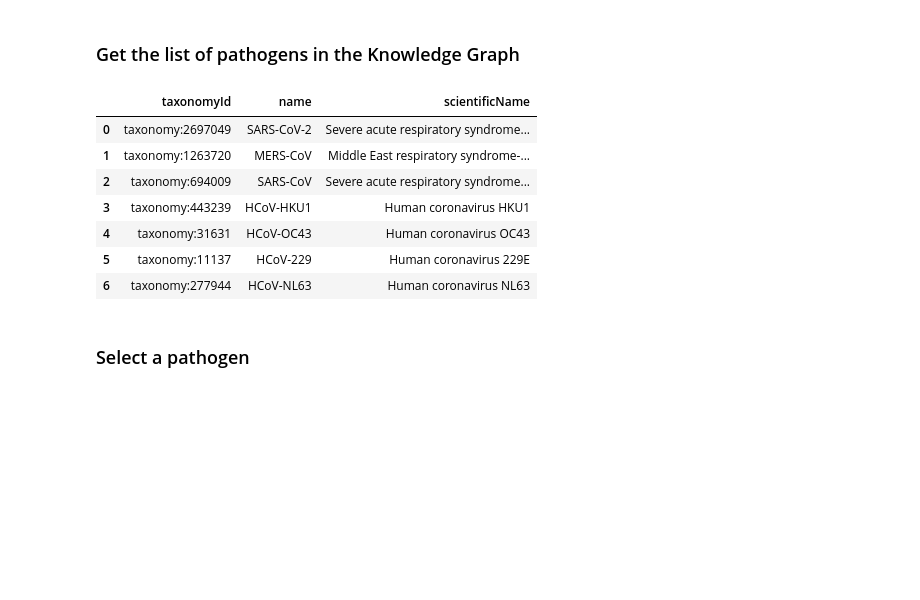
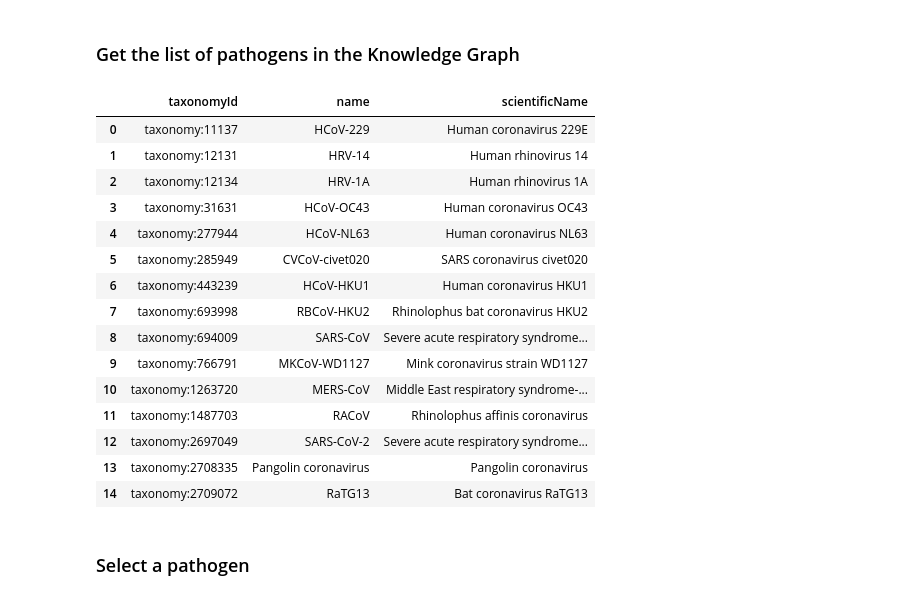
Before and after one commit to covid-19-net/covid-19-community, a Jupyter notebook: notebooks/analyses/Coronavirus3DStructures.ipynb, the cells around one changed output. Saved outputs shown, nothing was run; the diff lists cells and outputs as text; code cells hidden in the pictures; blank space fills up the shorter version.

Commit message:
refactored handling of pathogens

```diff
--- a/notebooks/analyses/Coronavirus3DStructures.ipynb
+++ b/notebooks/analyses/Coronavirus3DStructures.ipynb
@@ -22,20 +22,28 @@ graph = Graph("bolt://132.249.238.185:7687", user="reader", password="demo")
 ### Get the list of pathogens in the Knowledge Graph
 # %%
 query = """
-MATCH (p:Pathogen)
+MATCH (p:Organism{type: 'Pathogen'})
 RETURN p.id AS taxonomyId, p.name AS name, p.scientificName AS scientificName
 """
 pathogens = graph.run(query).to_data_frame()
-pathogens.head(10)
+pathogens.head(20)
 # %% [output]
 |  | taxonomyId | name | scientificName |
-| 0 | taxonomy:2697049 | SARS-CoV-2 | Severe acute respiratory syndrome... |
-| 1 | taxonomy:1263720 | MERS-CoV | Middle East respiratory syndrome-... |
-| 2 | taxonomy:694009 | SARS-CoV | Severe acute respiratory syndrome... |
-| 3 | taxonomy:443239 | HCoV-HKU1 | Human coronavirus HKU1 |
-| 4 | taxonomy:31631 | HCoV-OC43 | Human coronavirus OC43 |
-| 5 | taxonomy:11137 | HCoV-229 | Human coronavirus 229E |
-| 6 | taxonomy:277944 | HCoV-NL63 | Human coronavirus NL63 |
+| 0 | taxonomy:11137 | HCoV-229 | Human coronavirus 229E |
+| 1 | taxonomy:12131 | HRV-14 | Human rhinovirus 14 |
+| 2 | taxonomy:12134 | HRV-1A | Human rhinovirus 1A |
+| 3 | taxonomy:31631 | HCoV-OC43 | Human coronavirus OC43 |
+| 4 | taxonomy:277944 | HCoV-NL63 | Human coronavirus NL63 |
+| 5 | taxonomy:285949 | CVCoV-civet020 | SARS coronavirus civet020 |
+| 6 | taxonomy:443239 | HCoV-HKU1 | Human coronavirus HKU1 |
+| 7 | taxonomy:693998 | RBCoV-HKU2 | Rhinolophus bat coronavirus HKU2 |
+| 8 | taxonomy:694009 | SARS-CoV | Severe acute respiratory syndrome... |
+| 9 | taxonomy:766791 | MKCoV-WD1127 | Mink coronavirus strain WD1127 |
+| 10 | taxonomy:1263720 | MERS-CoV | Middle East respiratory syndrome-... |
+| 11 | taxonomy:1487703 | RACoV | Rhinolophus affinis coronavirus |
+| 12 | taxonomy:2697049 | SARS-CoV-2 | Severe acute respiratory syndrome... |
+| 13 | taxonomy:2708335 | Pangolin coronavirus | Pangolin coronavirus |
+| 14 | taxonomy:2709072 | RaTG13 | Bat coronavirus RaTG13 |
 # %% [markdown]
 ### Select a pathogen
 # %%
```
Also changed, not shown: parts of 5 cells of this notebook.
